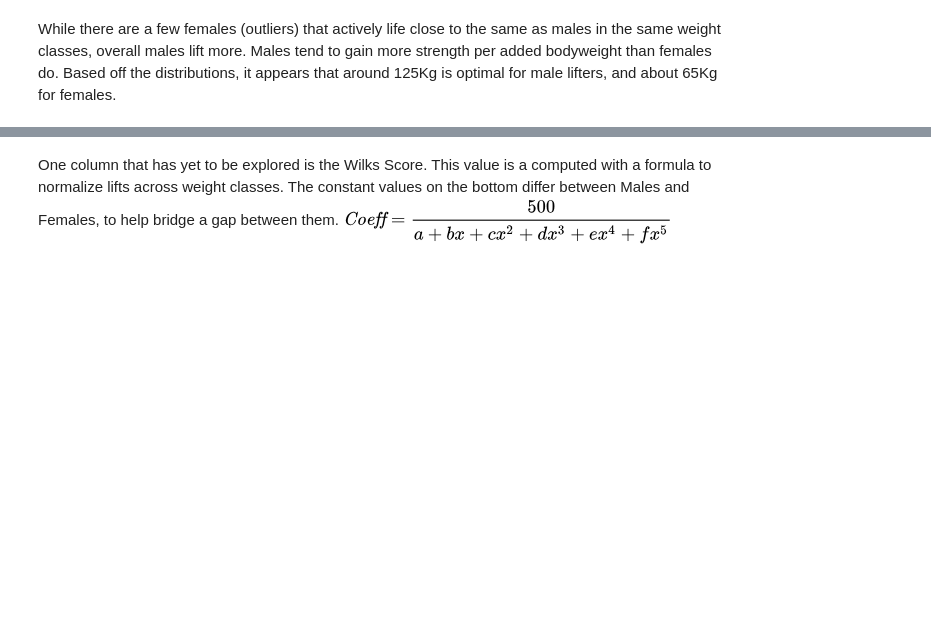
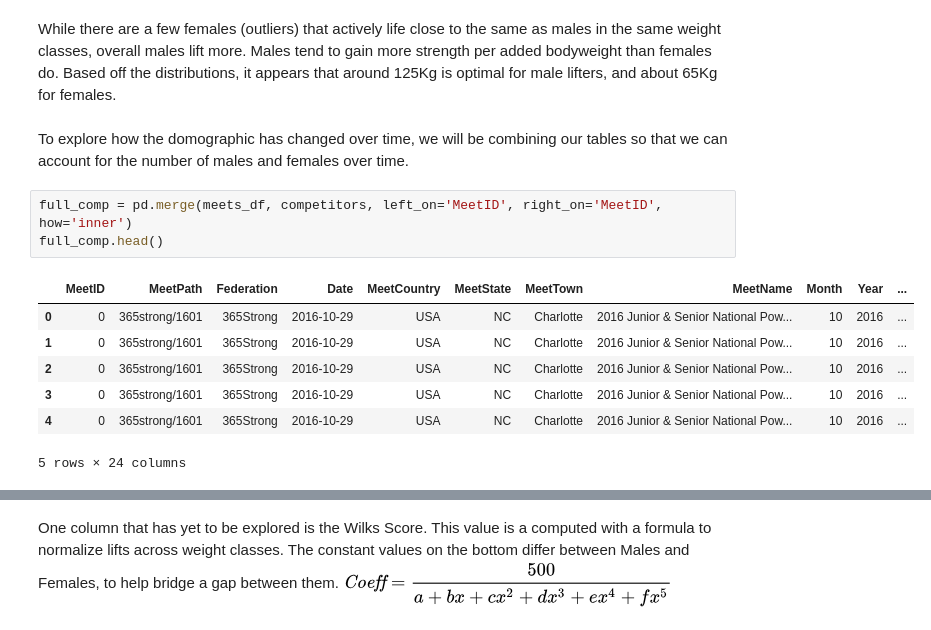
Before and after one commit to spatten35/CapstoneProject1, a Jupyter notebook: Capstone1.ipynb, the cells around one changed output, grey strips where cells are left out. Saved outputs shown, nothing was run; the diff lists cells and outputs as text; blank space fills up the shorter version.

```diff
--- a/Capstone1.ipynb
+++ b/Capstone1.ipynb
@@ -466,3 +457,16 @@ plt.show()
 [figure]
 # %% [markdown]
 While there are a few females (outliers) that actively life close to the same as males in the same weight classes, overall males lift more. Males tend to gain more strength per added bodyweight than females do. Based off the distributions, it appears that around 125Kg is optimal for male lifters, and about 65Kg for females.
+# %% [markdown]
+To explore how the domographic has changed over time, we will be combining our tables so that we can account for the number of males and females over time.
+# %%
+full_comp = pd.merge(meets_df, competitors, left_on='MeetID', right_on='MeetID', how='inner')
+full_comp.head()
+# %% [output]
+|  | MeetID | MeetPath | Federation | Date | MeetCountry | MeetState | MeetTown | MeetName | Month | Year | ... |
+| 0 | 0 | 365strong/1601 | 365Strong | 2016-10-29 | USA | NC | Charlotte | 2016 Junior & Senior National Pow... | 10 | 2016 | ... |
+| 1 | 0 | 365strong/1601 | 365Strong | 2016-10-29 | USA | NC | Charlotte | 2016 Junior & Senior National Pow... | 10 | 2016 | ... |
+| 2 | 0 | 365strong/1601 | 365Strong | 2016-10-29 | USA | NC | Charlotte | 2016 Junior & Senior National Pow... | 10 | 2016 | ... |
+| 3 | 0 | 365strong/1601 | 365Strong | 2016-10-29 | USA | NC | Charlotte | 2016 Junior & Senior National Pow... | 10 | 2016 | ... |
+| 4 | 0 | 365strong/1601 | 365Strong | 2016-10-29 | USA | NC | Charlotte | 2016 Junior & Senior National Pow... | 10 | 2016 | ... |
+5 rows × 24 columns
```
Also changed, not shown: parts of 10 cells of this notebook.
